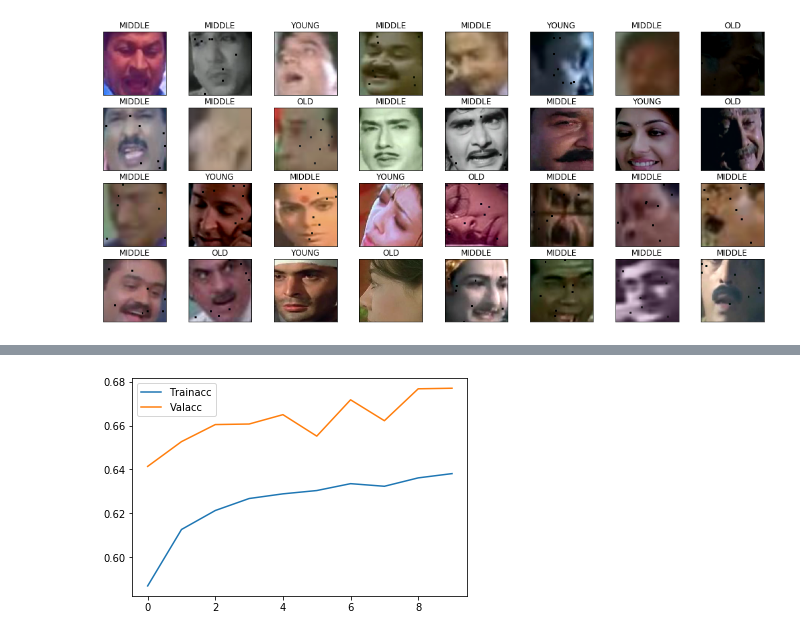
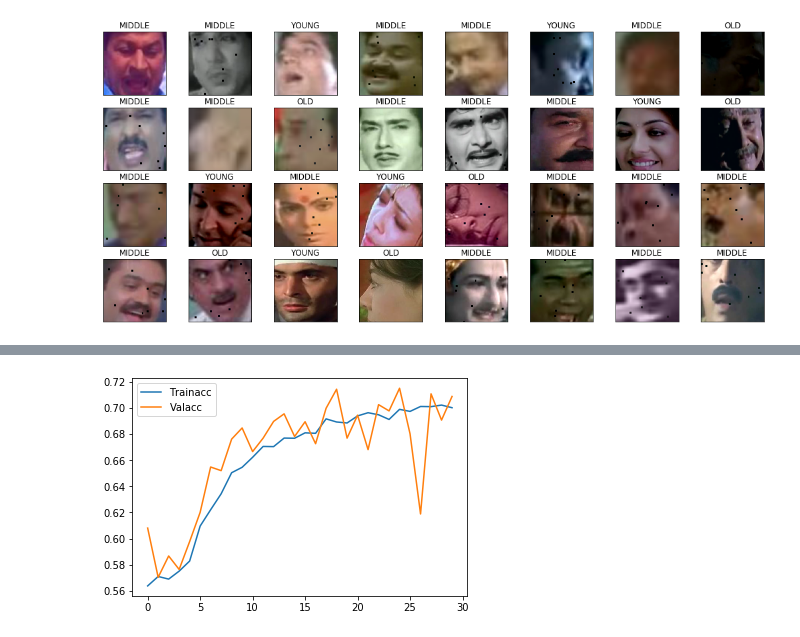
Before and after one commit to bhaveshtangirala786/Age-detection-of-actors, a Jupyter notebook: Age prediction.ipynb, the cells around one changed output, grey strips where cells are left out. Cells and saved outputs as stored; diff of their text form; code cells hidden in the pictures.

```diff
--- a/Age prediction.ipynb
+++ b/Age prediction.ipynb
@@ -146,7 +146,7 @@ class Trainer(object):
         self.dataloader = dataloader
         torch.set_default_tensor_type("torch.cuda.FloatTensor")
         self.criterion = torch.nn.CrossEntropyLoss()
-        self.optimizer = torch.optim.Adam(self.model.fc.parameters(), lr=0.001, weight_decay = 0.0008)
+        self.optimizer = torch.optim.Adam(self.model.parameters(), lr=0.001, weight_decay = 0.0008)
         self.scheduler = ReduceLROnPlateau(self.optimizer,factor=0.33, mode="min", patience=4)
         self.num_epochs = num_epochs
         self.phases = ["train", "val"]
@@ -268,6 +271,6 @@ resnet = resnet.to(device)
 # %%
 dloaders = {'train':train_dl, 'val':val_dl}
-trainer1 = Trainer(resnet,dloaders,10)
+trainer1 = Trainer(resnet,dloaders,30)
 # %%
 model,loss,acc = trainer1.train()
 # %% [output]
@@ -285,11 +294,11 @@ Best val Acc: 0.689603
 # %%
 epoch = []
-for x in range(10):
+for x in range(30):
     epoch.append(x)
 plt.plot(epoch,acc['train'],label = 'Trainacc')
 plt.plot(epoch,acc['val'],label = 'Valacc')
 plt.legend()
 plt.show()
 # %% [output]
-[figure, old version]
+[figure, new version]
 # %%
```
Also changed, not shown: parts of 5 cells of this notebook.
